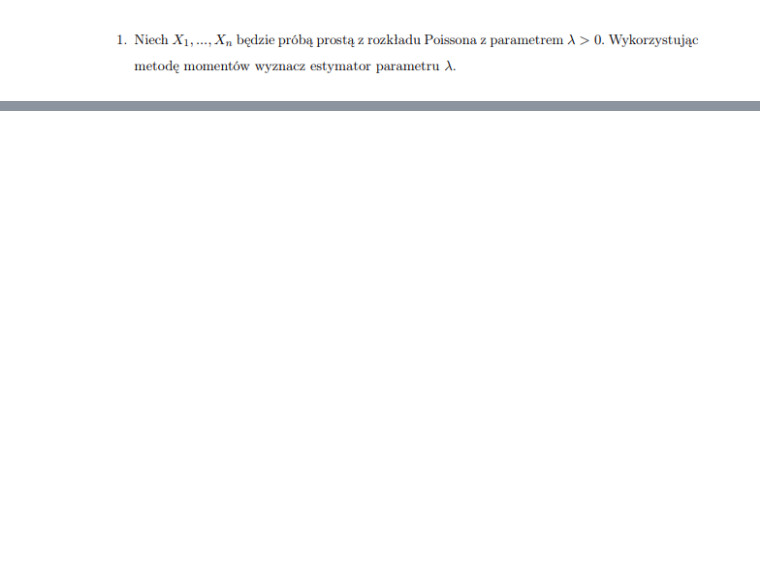
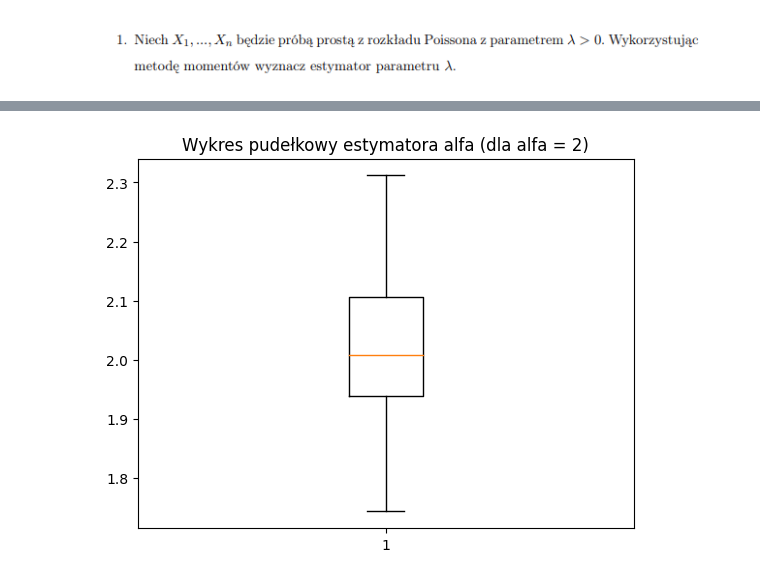
Before and after one commit to rafglo/Statystyka-stosowana, a Jupyter notebook: lista5.ipynb, the cells around one changed output, grey strips where cells are left out. Cells and saved outputs as stored; diff of their text form; code cells hidden in the pictures; blank space fills up the shorter version.

```diff
--- a/lista5.ipynb
+++ b/lista5.ipynb
@@ -16,0 +63,6 @@ plt.show()
+# %%
+plt.boxplot(alphas)
+plt.title(f"Wykres pudełkowy estymatora alfa (dla alfa = {alpha})")
+plt.show()
+# %% [output]
+[figure, added]
```
Also changed, not shown: parts of 19 cells of this notebook.
